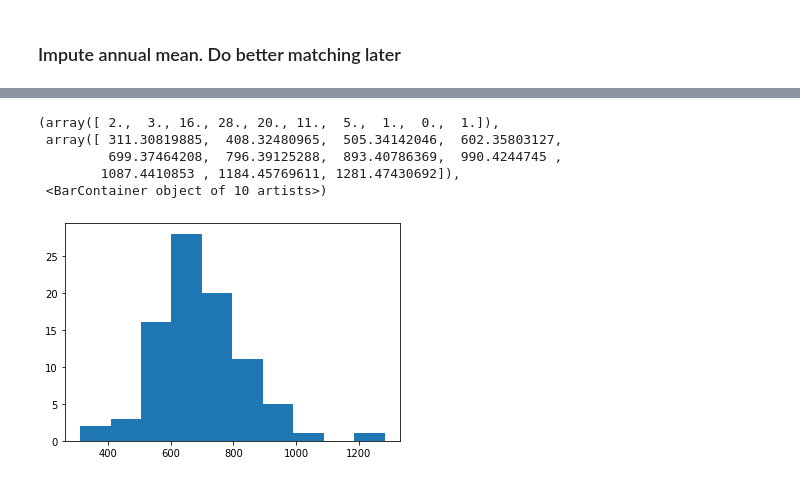
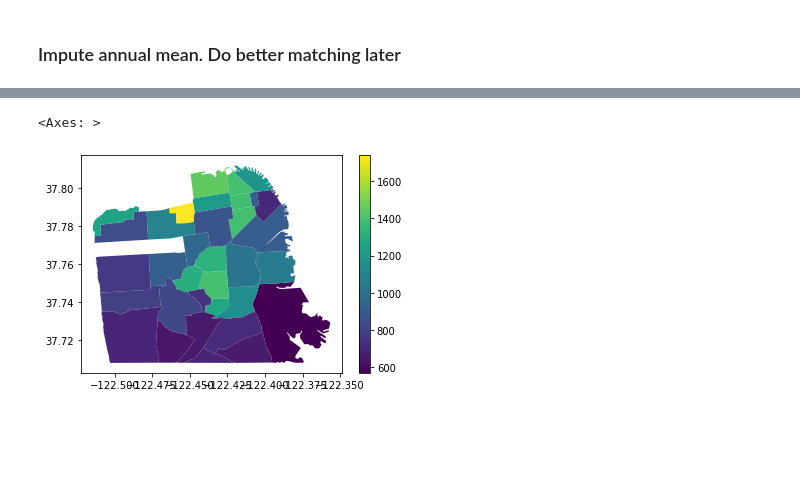
Before and after one commit to sdamerdji/dissertation, a Jupyter notebook: ef/rent_per_sf.ipynb, the cells around one changed output, grey strips where cells are left out. Cells and saved outputs as stored; diff of their text form; code cells hidden in the pictures; blank space fills up the shorter version.

```diff
--- a/ef/rent_per_sf.ipynb
+++ b/ef/rent_per_sf.ipynb
@@ -165,5 +147,5 @@ neighborhood_rents
 # %%
 rents_by_sf_by_hood = pd.merge(sf_by_neighborhood, neighborhood_rents,
                                right_on=['neighborhood', 'year'],
-                               left_on=['assessor_neighborhood', 'closed_roll_year'],
+                               left_on=['zillow_neighborhood_name', 'closed_roll_year'],
                                how='left')
@@ -337,9 +205,6 @@ neighborhoods.sort_values('$/sf')
-# %%
-plt.hist(neighborhoods['$/sf'])
-# %% [output]
-(array([ 2.,  3., 16., 28., 20., 11.,  5.,  1.,  0.,  1.]),
- array([ 311.30819885,  408.32480965,  505.34142046,  602.35803127,
-         699.37464208,  796.39125288,  893.40786369,  990.4244745 ,
-        1087.4410853 , 1184.45769611, 1281.47430692]),
- <BarContainer object of 10 artists>)
-[figure, removed]
+# %%
+tmp = pd.merge(sf_neighborhoods, rents_by_sf_by_hood)
+tmp.query('closed_roll_year == 2016').plot(column = 'rent/sf', legend=True)
+# %% [output]
+<Axes: >
+[figure, added]
```
Also changed, not shown: parts of 55 cells of this notebook, 3 other files.
